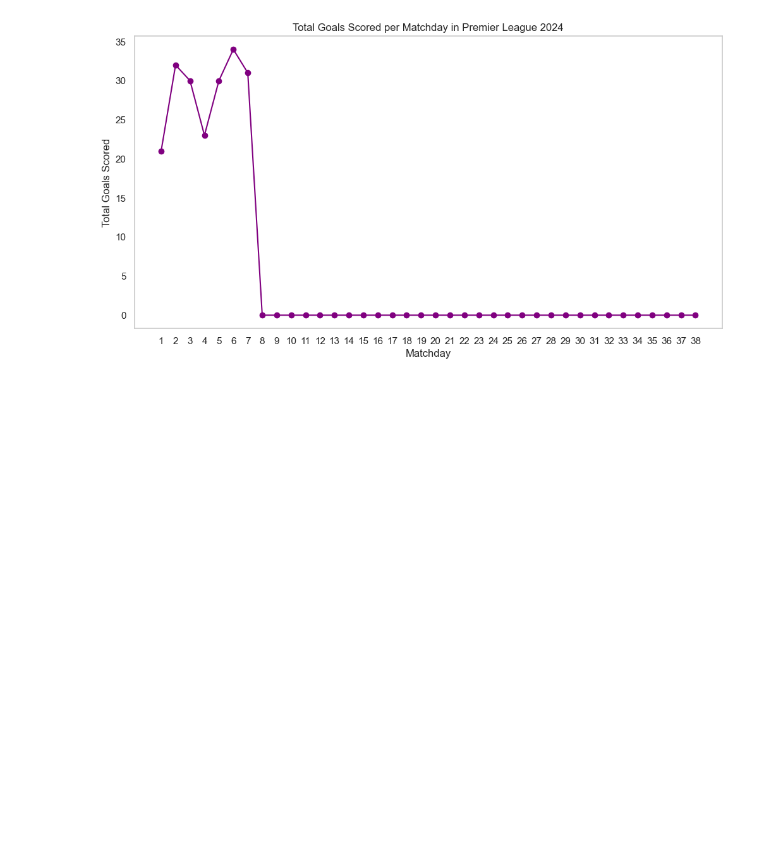
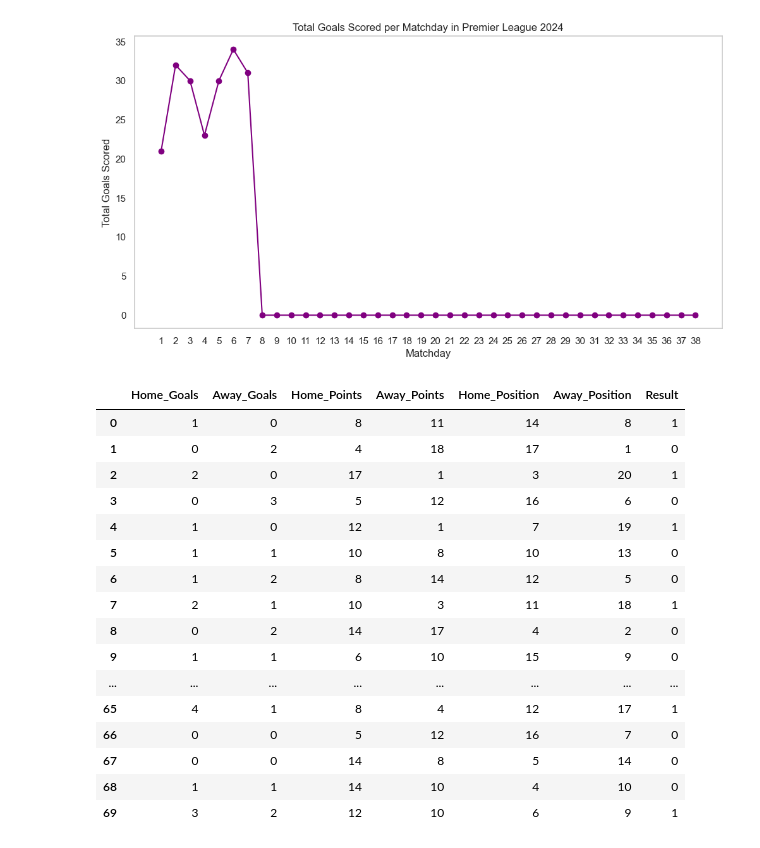
Before and after one commit to lusbnz/football-notebook, a Jupyter notebook: step_1/epl_2024.ipynb, the cells around one changed output. Cells and saved outputs as stored; diff of their text form; code cells hidden in the pictures; blank space fills up the shorter version.

```diff
--- a/step_1/epl_2024.ipynb
+++ b/step_1/epl_2024.ipynb
@@ -546,3 +546,60 @@ plt.grid()
 plt.show()
 # %% [output]
 [figure]
+# %%
+import pandas as pd
+
+data = []
+for matchday, match_list in matches_by_matchday.items():
+    for match in match_list:
+        home_team = match['Home Team']
+        away_team = match['Away Team']
+        home_score = match['FT Home Score']
+        away_score = match['FT Away Score']
+
+        home_info = final_standing_df[final_standing_df['Team'] == home_team].iloc[0]
+        away_info = final_standing_df[final_standing_df['Team'] == away_team].iloc[0]
+
+        if pd.notna(home_score) and pd.notna(away_score):
+            if home_score > away_score:
+                label = 1
+            elif away_score > home_score:
+                label = 0
+            elif home_score == away_score:
+                label = 0
+            else:
+                continue
+
+            data.append({
+                'Home_Goals': home_score,
+                'Away_Goals': away_score,
+                'Home_Points': home_info['Total Points'],
+                'Away_Points': away_info['Total Points'],
+                'Home_Position': home_info['Pos'],
+                'Away_Position': away_info['Pos'],
+                'Result': label
+            })
+
+df = pd.DataFrame(data)
+
+df_clean = df.dropna()
+
+df_clean
+# %% [output]
+|  | Home_Goals | Away_Goals | Home_Points | Away_Points | Home_Position | Away_Position | Result |
+| 0 | 1 | 0 | 8 | 11 | 14 | 8 | 1 |
+| 1 | 0 | 2 | 4 | 18 | 17 | 1 | 0 |
+| 2 | 2 | 0 | 17 | 1 | 3 | 20 | 1 |
+| 3 | 0 | 3 | 5 | 12 | 16 | 6 | 0 |
+| 4 | 1 | 0 | 12 | 1 | 7 | 19 | 1 |
+| 5 | 1 | 1 | 10 | 8 | 10 | 13 | 0 |
+| 6 | 1 | 2 | 8 | 14 | 12 | 5 | 0 |
+| 7 | 2 | 1 | 10 | 3 | 11 | 18 | 1 |
+| 8 | 0 | 2 | 14 | 17 | 4 | 2 | 0 |
+| 9 | 1 | 1 | 6 | 10 | 15 | 9 | 0 |
+| ... | ... | ... | ... | ... | ... | ... | ... |
+| 65 | 4 | 1 | 8 | 4 | 12 | 17 | 1 |
+| 66 | 0 | 0 | 5 | 12 | 16 | 7 | 0 |
+| 67 | 0 | 0 | 14 | 8 | 5 | 14 | 0 |
+| 68 | 1 | 1 | 14 | 10 | 4 | 10 | 0 |
+| 69 | 3 | 2 | 12 | 10 | 6 | 9 | 1 |
```
Also changed, not shown: parts of 4 cells of this notebook, 2 other files.
